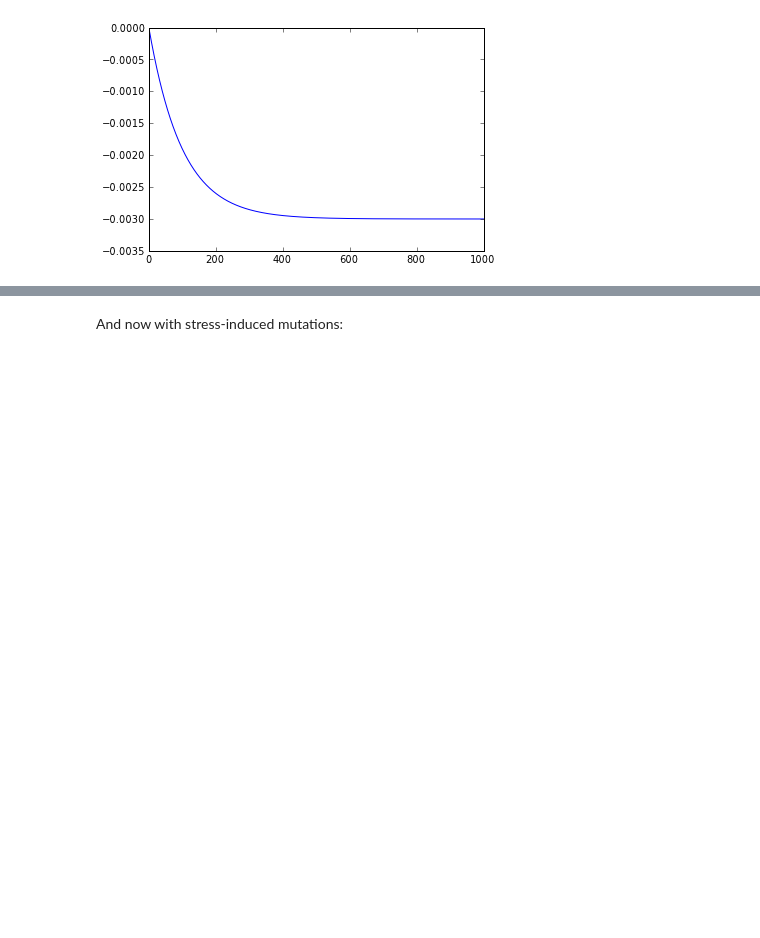
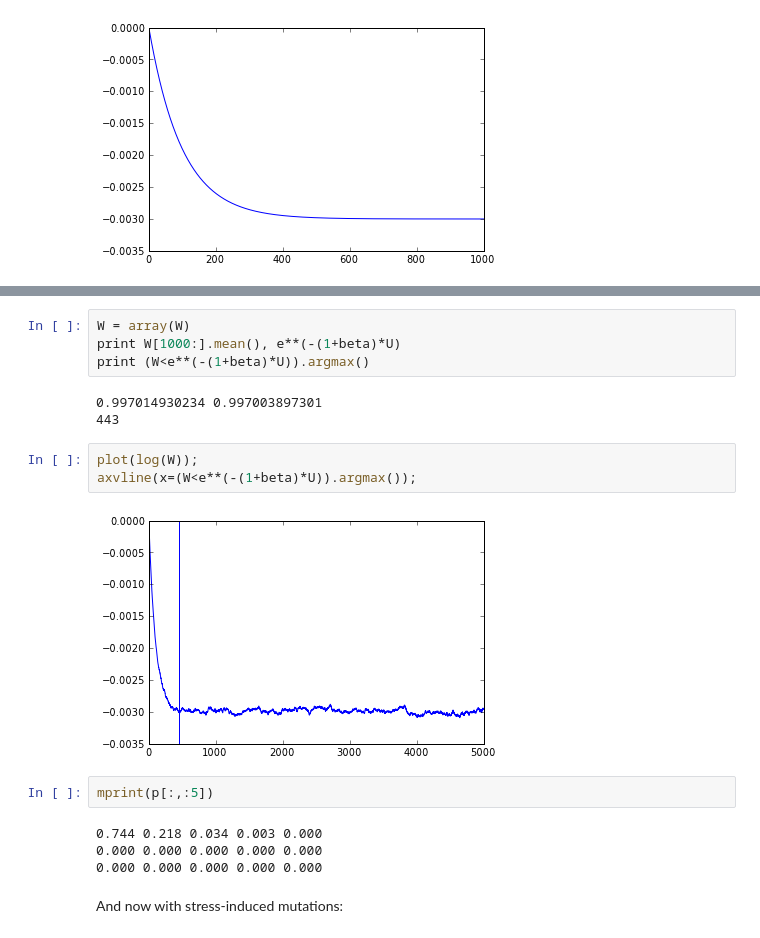
Before and after one commit to yoavram/ruggedsim, a Jupyter notebook: stochastic/ruggedsim new model.ipynb, the cells around one changed output, grey strips where cells are left out. Saved outputs shown, nothing was run; the diff lists cells and outputs as text; blank space fills up the shorter version.

```diff
--- a/stochastic/ruggedsim new model.ipynb
+++ b/stochastic/ruggedsim new model.ipynb
@@ -321,3 +339,21 @@ print (W[-1] - e**(-(1+beta)*U))/e**(-(1+beta)*U)
+# %%
+W = array(W)
+print W[1000:].mean(), e**(-(1+beta)*U)
+print (W<e**(-(1+beta)*U)).argmax()
+# %% [output]
+0.997014930234 0.997003897301
+443
+# %%
+plot(log(W));
+axvline(x=(W<e**(-(1+beta)*U)).argmax());
+# %% [output]
+[figure, added]
+# %%
+mprint(p[:,:5])
+# %% [output]
+0.744 0.218 0.034 0.003 0.000
+0.000 0.000 0.000 0.000 0.000
+0.000 0.000 0.000 0.000 0.000
 # %% [markdown]
 And now with stress-induced mutations:
 # %%
```
Also changed, not shown: parts of 4 cells of this notebook.
